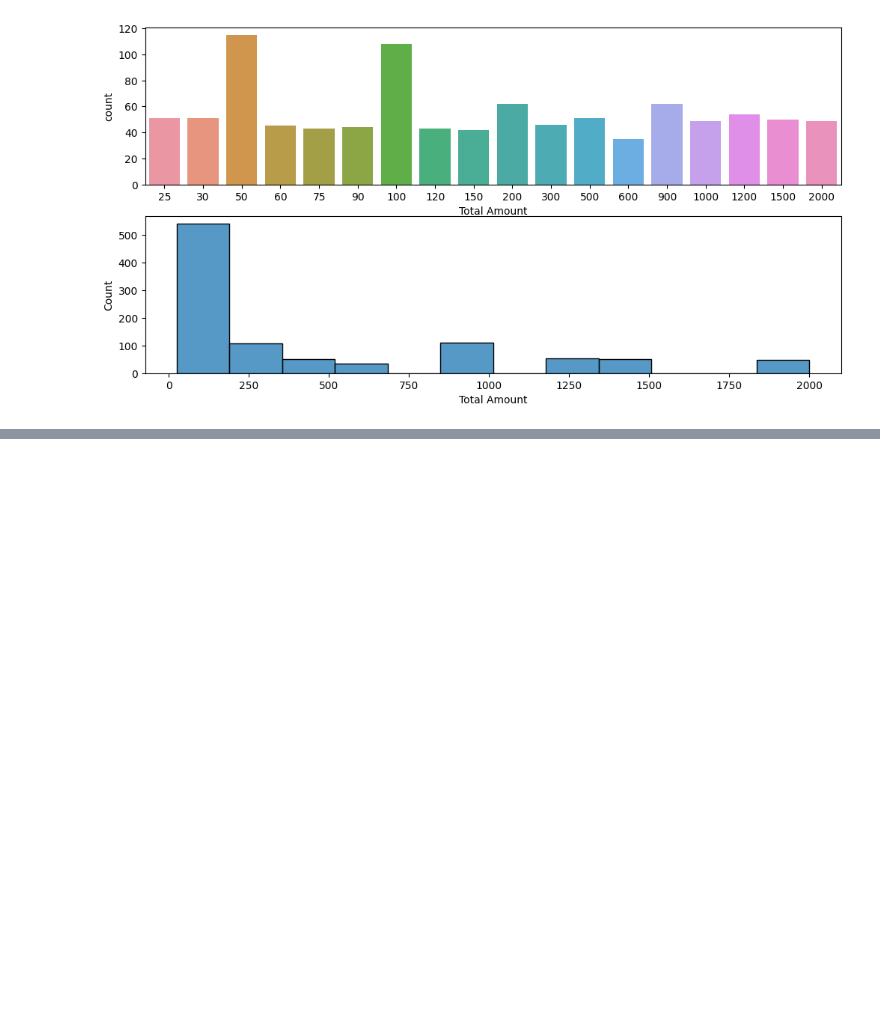
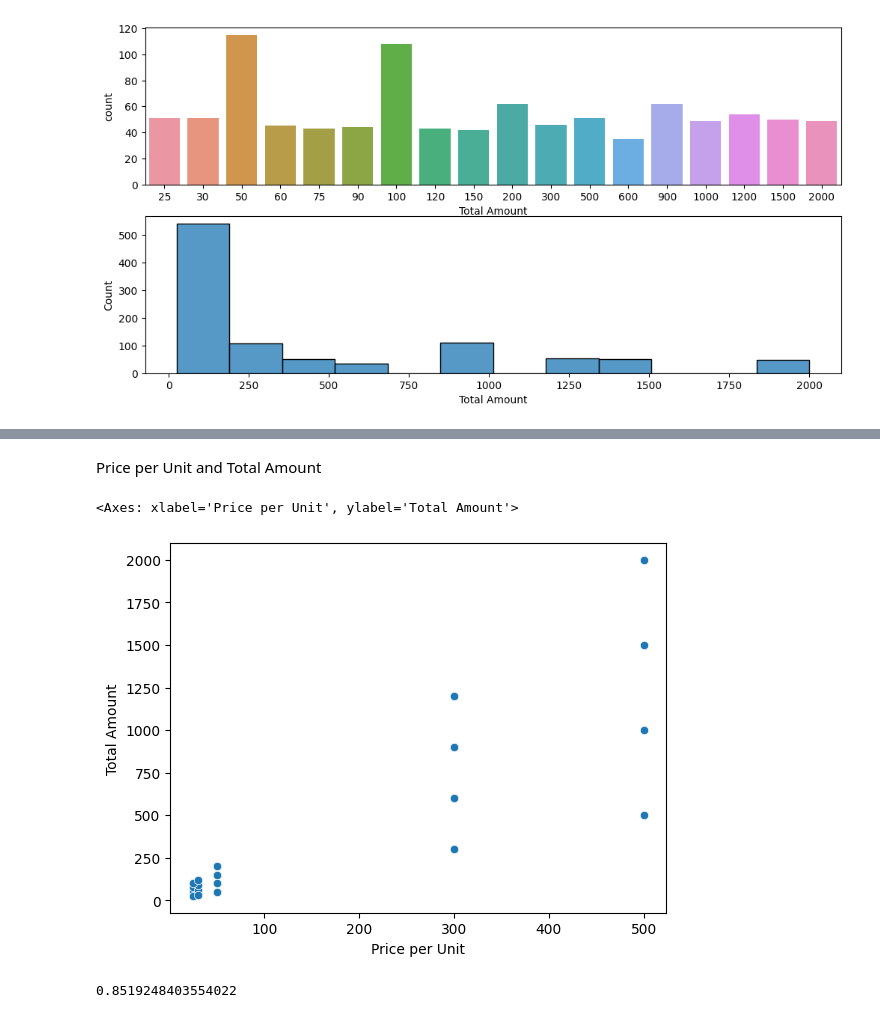
Before and after one commit to rajashreemunoli/2024_Women_Who_Code_Kaggle_EDA_Challenge, a Jupyter notebook: 2024-wwc-eda-challenge-retail-sales.ipynb, the cells around one changed output, grey strips where cells are left out. Drawn from its saved outputs; the diff is of its cells as text; code cells hidden in the pictures; blank space fills up the shorter version.

```diff
--- a/2024-wwc-eda-challenge-retail-sales.ipynb
+++ b/2024-wwc-eda-challenge-retail-sales.ipynb
@@ -237,0 +273,14 @@ plt.show()
+# %% [markdown]
+Price per Unit and Total Amount
+# %%
+# scatterplot between Price per Unit and Total Amount
+sns.scatterplot(sales_data, x='Price per Unit', y='Total Amount')
+# %% [output]
+<Axes: xlabel='Price per Unit', ylabel='Total Amount'>
+[figure, added]
+# %%
+# Strong positive linear relationship
+# As Price per Unit increases, Total Amount increases
+sales_data['Price per Unit'].corr(sales_data['Total Amount'])
+# %% [output]
+0.8519248403554022
```
Also changed, not shown: parts of 22 cells of this notebook.
